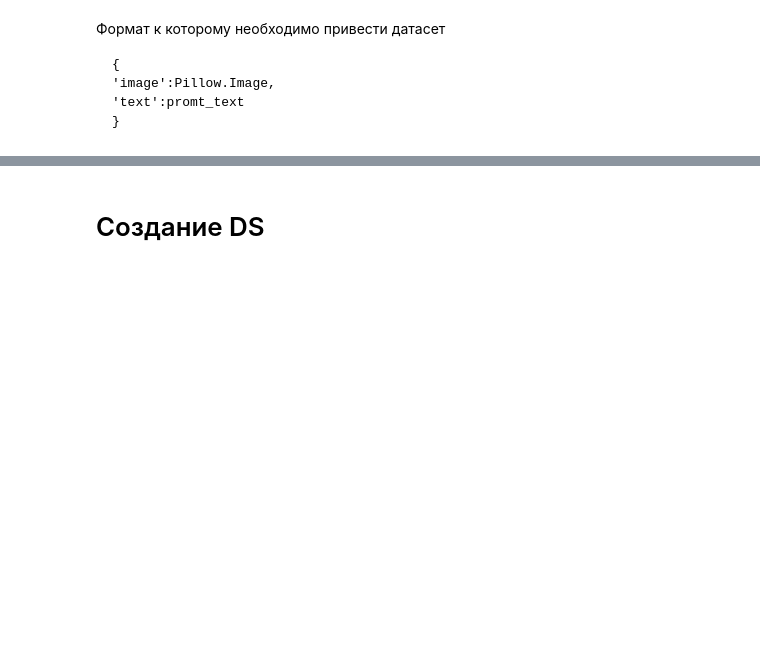
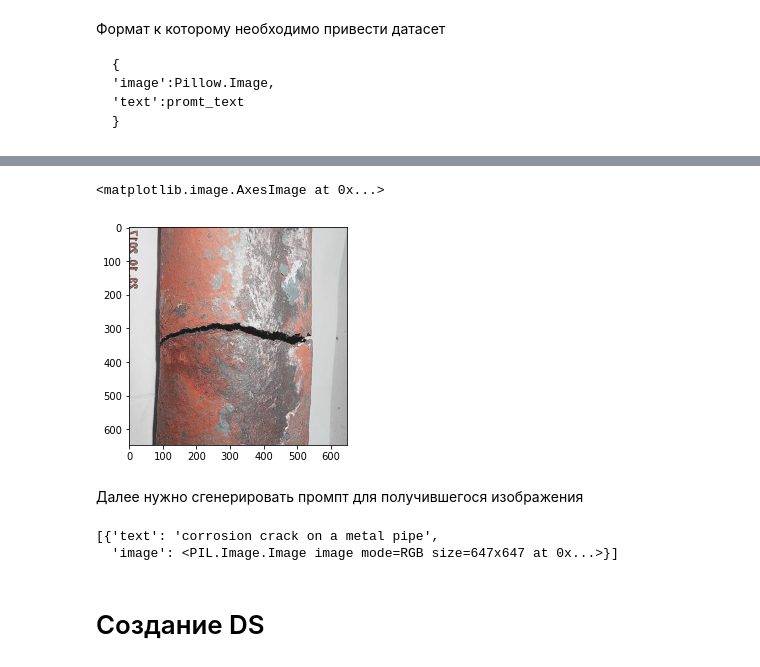
Before and after one commit to PitKoro/stablediffusion-finetune, a Jupyter notebook: notebooks/square_cropping.ipynb, the cells around one changed output, grey strips where cells are left out. Cells and saved outputs as stored; diff of their text form; code cells hidden in the pictures; blank space fills up the shorter version.

```diff
--- a/notebooks/square_cropping.ipynb
+++ b/notebooks/square_cropping.ipynb
@@ -243,0 +279,9 @@ anns = [{'id': 0, 'image_id': 0, 'category_id': 0, 'segmentation': [], 'bbox': [
+# %%
+im_np = np.array(im)[ anns[0]['bbox'][1] : anns[0]['bbox'][1] + anns[0]['bbox'][3], anns[0]['bbox'][0] : anns[0]['bbox'][0] + anns[0]['bbox'][2] ]
+curr_img = Image.fromarray(im_np)
+plt.imshow(curr_img)
+# %% [output]
+<matplotlib.image.AxesImage at 0x...>
+[figure, added]
+# %% [markdown]
+Далее нужно сгенерировать промпт для получившегося изображения
@@ -244,3 +312,8 @@ anns = [{'id': 0, 'image_id': 0, 'category_id': 0, 'segmentation': [], 'bbox': [
+# %%
+test_dataset
+# %% [output]
+[{'text': 'corrosion crack on a metal pipe',
+  'image': <PIL.Image.Image image mode=RGB size=647x647 at 0x...>}]
 # %% [markdown]
 # Создание DS
 # %%
```
Also changed, not shown: parts of 68 cells of this notebook, 3 other files.
